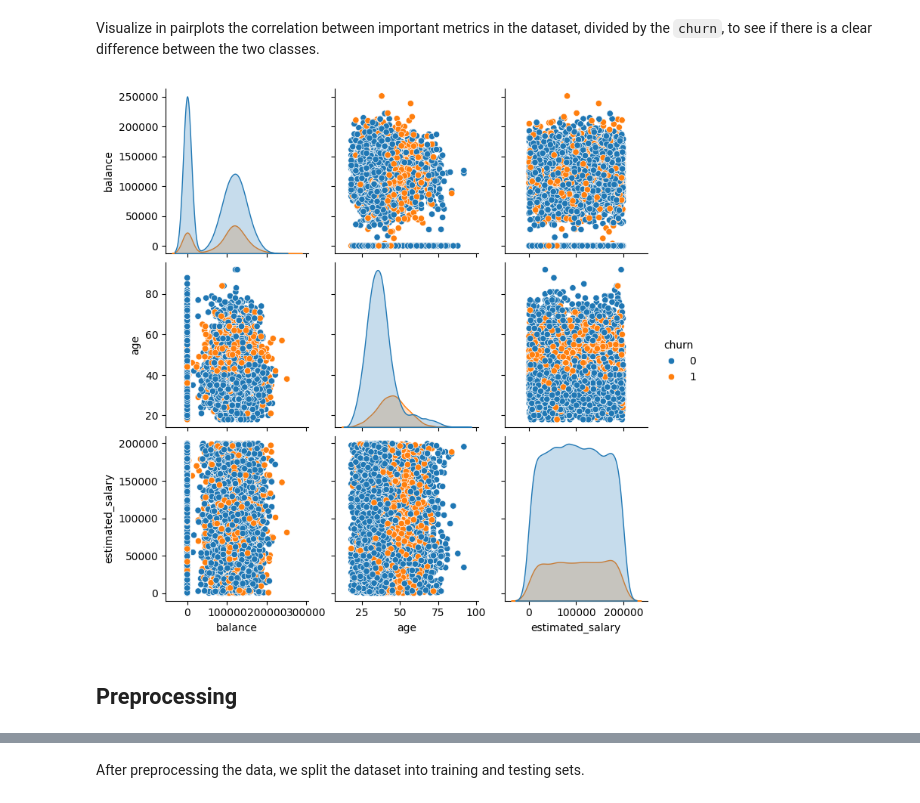
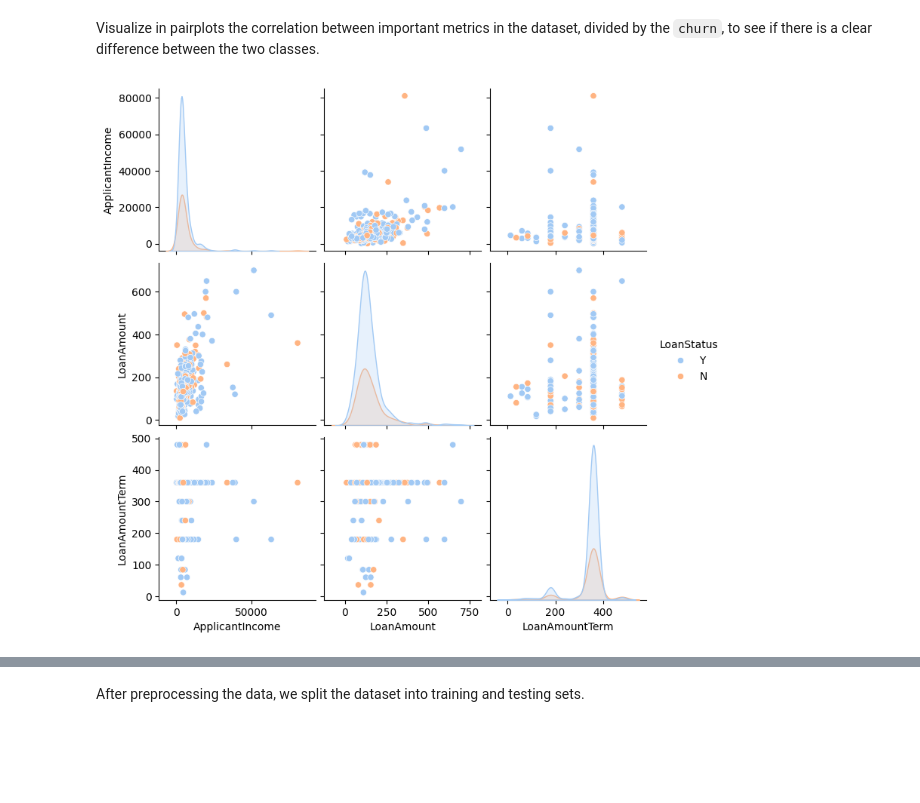
Before and after one commit to Hadronomy/solo-tid-project, a Jupyter notebook: notebooks/analysis.ipynb, the cells around one changed output, grey strips where cells are left out. Saved outputs shown, nothing was run; the diff lists cells and outputs as text; code cells hidden in the pictures; blank space fills up the shorter version.

```diff
--- a/notebooks/analysis.ipynb
+++ b/notebooks/analysis.ipynb
@@ -11,7 +11,7 @@ import matplotlib.pyplot as plt
 # %% [markdown]
 ### Load `csv`
 # %%
-dataset = pd.read_csv("../data/gauravtopre-bank-customer-churn-dataset.csv")
+dataset = pd.read_csv("../data/homeLoanAproval.csv")
 
 # Set the display format to 2 decimal places
 pd.set_option('display.float_format', lambda x: '%.2f' % x)
@@ -125,9 +126,7 @@ plt.show()
 Visualize in pairplots the correlation between important metrics in the dataset,
 divided by the `churn`, to see if there is a clear difference between the two classes.
 # %%
-sns.pairplot(dataset, vars=['balance', 'age', 'estimated_salary'], hue='churn')
+sns.pairplot(dataset, vars=['ApplicantIncome', 'LoanAmount', 'LoanAmountTerm'], hue='LoanStatus', palette='pastel')
 plt.show()
 # %% [output]
-[figure, old version]
+[figure, new version]
-# %% [markdown]
-## Preprocessing
```
Also changed, not shown: parts of 30 cells of this notebook, 2 other files.
